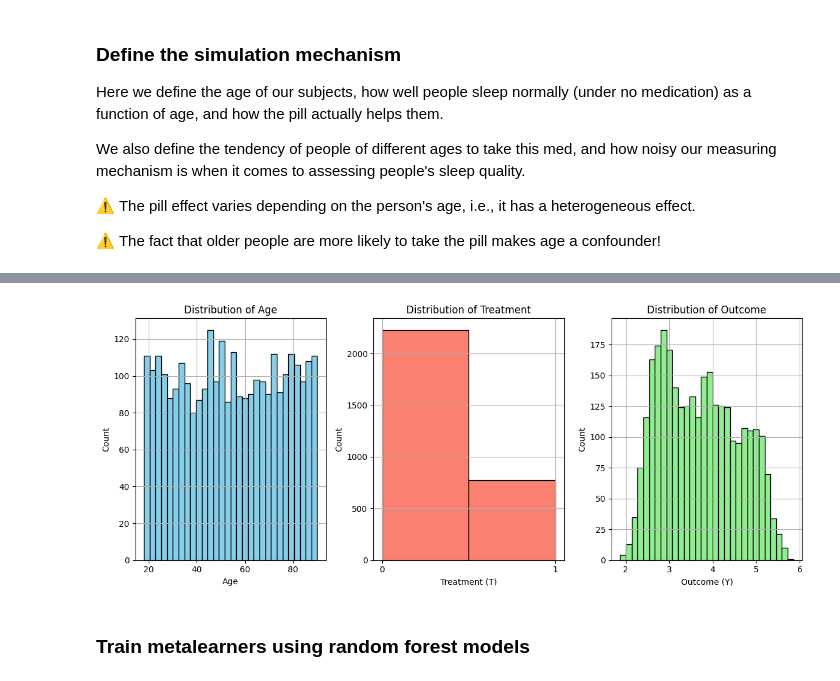
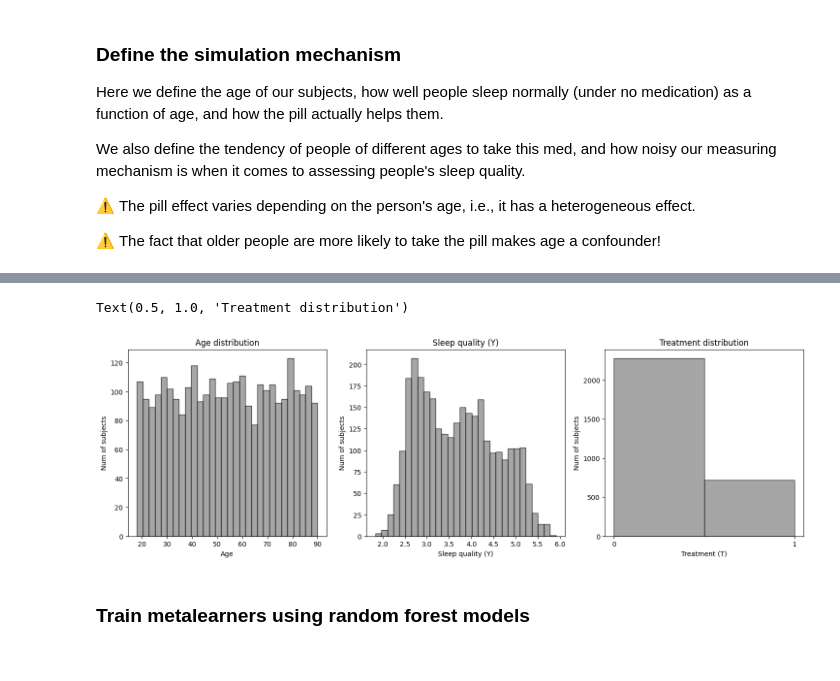
Before and after one commit to emilioMaddalena/causal-inference-studies, a Jupyter notebook: material/notebooks/sleeping_pills.ipynb, the cells around one changed output, grey strips where cells are left out. Cells and saved outputs as stored; diff of their text form; code cells hidden in the pictures.

```diff
--- a/material/notebooks/sleeping_pills.ipynb
+++ b/material/notebooks/sleeping_pills.ipynb
@@ -132,31 +141,24 @@ plt.grid()
-# %%
-# Visualize the data
-# age
-plt.figure(figsize=(12, 5))
-plt.subplot(1, 3, 1)
-plt.hist(df["age"], bins=30, color="skyblue", edgecolor="black")
-plt.xlabel("Age")
-plt.ylabel("Count")
-plt.title("Distribution of Age")
-plt.grid()
-# treatment
-plt.subplot(1, 3, 2)
-plt.hist(df["T"], bins=2, color="salmon", edgecolor="black")
-plt.xlabel("Treatment (T)")
-plt.ylabel("Count")
-plt.title("Distribution of Treatment")
-plt.xticks([0, 1])
-plt.grid()
-# outcome
-plt.subplot(1, 3, 3)
-plt.hist(df["Y"], bins=30, color="lightgreen", edgecolor="black")
-plt.xlabel("Outcome (Y)")
-plt.ylabel("Count")
-plt.title("Distribution of Outcome")
-plt.grid()
-plt.tight_layout()
-# %% [output]
-[figure, removed]
+# %%
+plt.figure(figsize=(18, 5))
+plt.subplot(1, 3, 1)
+plt.hist(df["age"], bins=30, color="gray", edgecolor="black", alpha=0.7)
+plt.xlabel("Age")
+plt.ylabel("Num of subjects")
+plt.title("Age distribution")
+plt.subplot(1, 3, 2)
+plt.hist(df["Y"], bins=30, color="gray", edgecolor="black",alpha=0.7)
+plt.xlabel("Sleep quality (Y)")
+plt.ylabel("Num of subjects")
+plt.title("Sleep quality (Y)")
+plt.subplot(1, 3, 3)
+plt.hist(df["T"], bins=2, color="gray", edgecolor="black",alpha=0.7)
+plt.xticks([0, 1])
+plt.xlabel("Treatment (T)")
+plt.ylabel("Num of subjects")
+plt.title("Treatment distribution")
+# %% [output]
+Text(0.5, 1.0, 'Treatment distribution')
+[figure, added]
 # %% [markdown]
 ### Train metalearners using random forest models
 # %%
```
Also changed, not shown: parts of 4 cells of this notebook.
